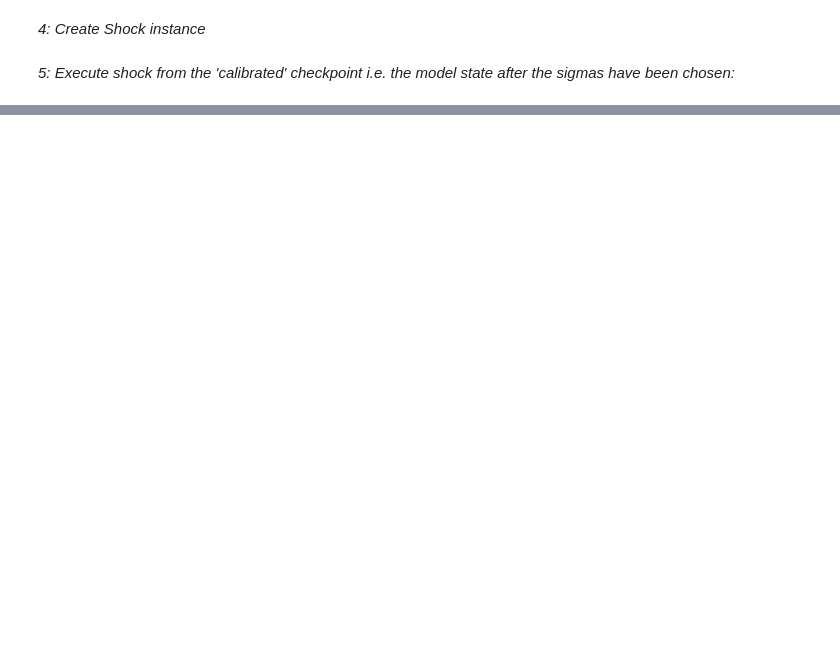
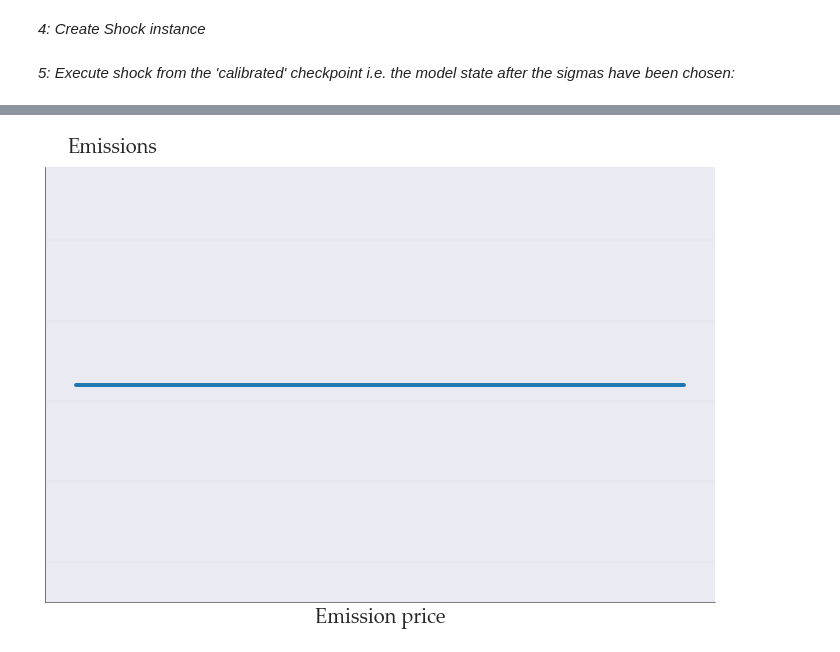
Before and after one commit to ChampionApe/GPM_v05, a Jupyter notebook: examples/Abatement/Abatement_simulation.ipynb, the cells around one changed output, grey strips where cells are left out. Cells and saved outputs as stored; diff of their text form; code cells hidden in the pictures; blank space fills up the shorter version.

```diff
--- a/examples/Abatement/Abatement_simulation.ipynb
+++ b/examples/Abatement/Abatement_simulation.ipynb
@@ -150,0 +173,18 @@ When the model cannot be solved, we run some diagnostics:
+# %%
+def format_single_axis(axes, x_label="", y_label=""):
+    axes.set_xlabel(x_label, fontsize=20)
+    axes.set_ylabel(y_label, fontsize=20, rotation=0)
+    axes.yaxis.set_label_coords(0.1,1.02)
+    axes.get_xaxis().set_ticks([])
+#     axes.get_yaxis().set_ticks([])
+    axes.spines["left"].set_visible(True)
+    axes.spines["bottom"].set_visible(True)
+    axes.spines["left"].set_linewidth(0.5)
+    axes.spines["left"].set_edgecolor("k")
+    axes.spines["bottom"].set_edgecolor("k")
+    axes.spines["bottom"].set_linewidth(0.5)
+    axes.spines["right"].set_visible(False)
+    axes.spines["top"].set_visible(False)
+    #axes.set_axisbelow(True)
+    axes.grid(axis='y', color="lightgrey", linewidth=0.2)
+    axes.get_yaxis().set_major_formatter(NullFormatter())
@@ -150,0 +195,11 @@ When the model cannot be solved, we run some diagnostics:
+# %%
+#THIRD PLOT, OF EMISSIONS
+fig3 = plt.figure(figsize=(12, 8))
+fig3.add_subplot(1, 1, 1)
+ax4 = fig3.get_axes()[0]
+col = "M"
+ax4.plot(df.index, col, data=df, label=translate(col), linewidth=4, color="#1f77b4")
+ax4.vlines(x=[6.5, 10], ymin=df[col].min(), ymax=df[col].max(), ls='--', color="grey", lw=2)
+format_single_axis(ax4, x_label="Emission price", y_label=translate(col))
+# %% [output]
+[figure, added]
```
Also changed, not shown: parts of 47 cells of this notebook, 25 other files.
